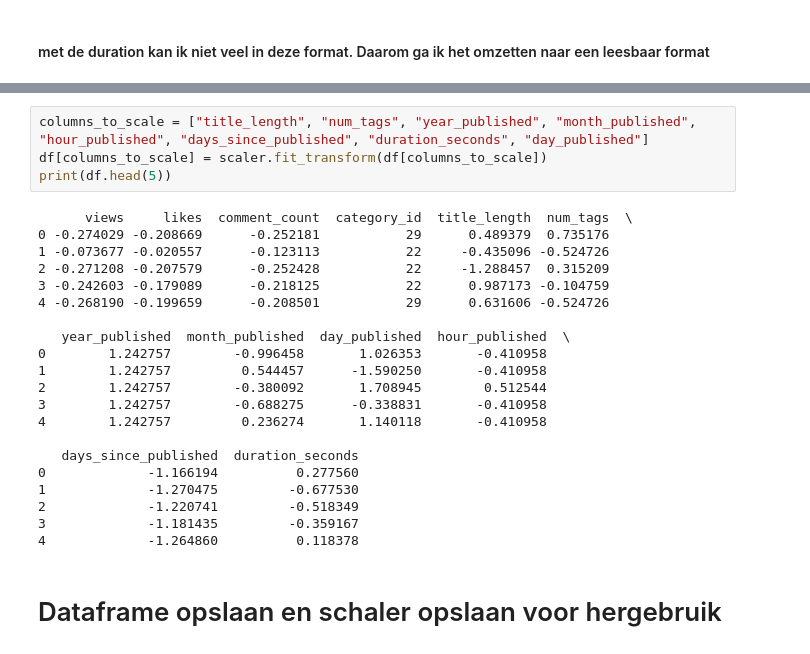
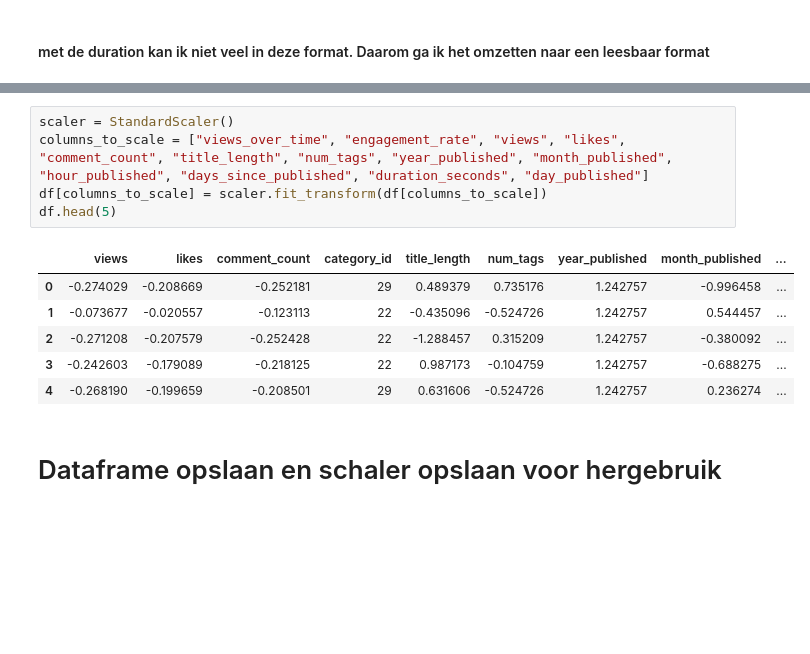
Before and after one commit to RubenZwinkels/INDATAD, a Jupyter notebook: popularity/clean_kaggle_set.ipynb, the cells around one changed output, grey strips where cells are left out. Cells and saved outputs as stored; diff of their text form; blank space fills up the shorter version.

```diff
--- a/popularity/clean_kaggle_set.ipynb
+++ b/popularity/clean_kaggle_set.ipynb
@@ -143,28 +144,15 @@ df.head(3)
 # %%
-columns_to_scale = ["title_length", "num_tags", "year_published", "month_published", "hour_published", "days_since_published", "duration_seconds", "day_published"]
+scaler = StandardScaler()
+columns_to_scale = ["views_over_time", "engagement_rate", "views", "likes", "comment_count", "title_length", "num_tags", "year_published", "month_published", "hour_published", "days_since_published", "duration_seconds", "day_published"]
 df[columns_to_scale] = scaler.fit_transform(df[columns_to_scale])
-print(df.head(5))
+df.head(5)
 # %% [output]
-      views     likes  comment_count  category_id  title_length  num_tags  \
-0 -0.274029 -0.208669      -0.252181           29      0.489379  0.735176
-1 -0.073677 -0.020557      -0.123113           22     -0.435096 -0.524726
-2 -0.271208 -0.207579      -0.252428           22     -1.288457  0.315209
-3 -0.242603 -0.179089      -0.218125           22      0.987173 -0.104759
-4 -0.268190 -0.199659      -0.208501           29      0.631606 -0.524726
-
-   year_published  month_published  day_published  hour_published  \
-0        1.242757        -0.996458       1.026353       -0.410958
-1        1.242757         0.544457      -1.590250       -0.410958
-2        1.242757        -0.380092       1.708945        0.512544
-3        1.242757        -0.688275      -0.338831       -0.410958
-4        1.242757         0.236274       1.140118       -0.410958
-
-   days_since_published  duration_seconds
-0             -1.166194          0.277560
-1             -1.270475         -0.677530
-2             -1.220741         -0.518349
-3             -1.181435         -0.359167
-4             -1.264860          0.118378
+|  | views | likes | comment_count | category_id | title_length | num_tags | year_published | month_published | ... |
+| 0 | -0.274029 | -0.208669 | -0.252181 | 29 | 0.489379 | 0.735176 | 1.242757 | -0.996458 | ... |
+| 1 | -0.073677 | -0.020557 | -0.123113 | 22 | -0.435096 | -0.524726 | 1.242757 | 0.544457 | ... |
+| 2 | -0.271208 | -0.207579 | -0.252428 | 22 | -1.288457 | 0.315209 | 1.242757 | -0.380092 | ... |
+| 3 | -0.242603 | -0.179089 | -0.218125 | 22 | 0.987173 | -0.104759 | 1.242757 | -0.688275 | ... |
+| 4 | -0.268190 | -0.199659 | -0.208501 | 29 | 0.631606 | -0.524726 | 1.242757 | 0.236274 | ... |
 # %% [markdown]
 # Dataframe opslaan en schaler opslaan voor hergebruik
 # %%
```
Also changed, not shown: parts of 10 cells of this notebook.
